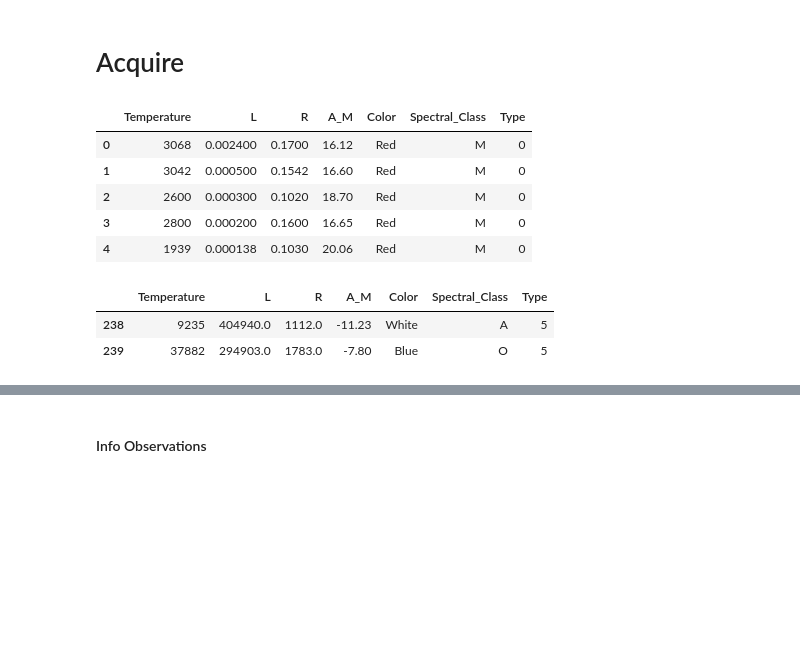
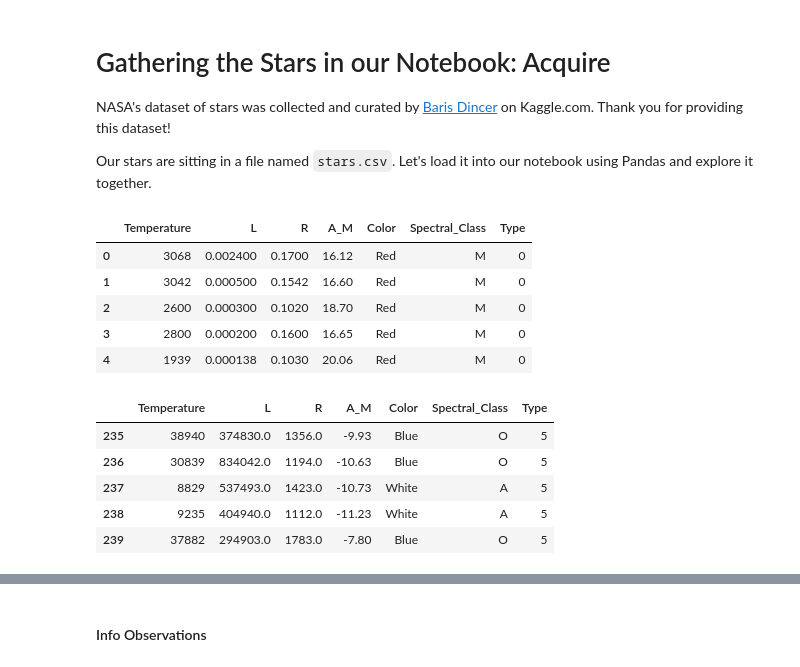
Before and after one commit to Promeos/Stellar_Classification, a Jupyter notebook: MVP.ipynb, the cells around one changed output, grey strips where cells are left out. Saved outputs shown, nothing was run; the diff lists cells and outputs as text; code cells hidden in the pictures; blank space fills up the shorter version.

Commit message:
Update acquire section

```diff
--- a/MVP.ipynb
+++ b/MVP.ipynb
@@ -65,24 +65,31 @@ from sklearn.preprocessing import MinMaxScaler
 from sklearn.tree import DecisionTreeClassifier, plot_tree
 from sklearn.metrics import confusion_matrix, ConfusionMatrixDisplay, plot_confusion_matrix, classification_report
 # %% [markdown]
-# Acquire
+# Gathering the Stars in our Notebook: Acquire
+
+NASA's dataset of stars was collected and curated by [Baris Dincer](https://www.kaggle.com/brsdincer) on Kaggle.com. Thank you for providing this dataset!
+
+Our stars are sitting in a file named `stars.csv`. Let's load it into our notebook using Pandas and explore it together.
 # %%
 # Read in the file named `stars.csv` from the data folder
 df = pd.read_csv('./data/stars.csv')
+
+# Display the first 5 rows
+df.head()
+# %% [output]
+|  | Temperature | L | R | A_M | Color | Spectral_Class | Type |
+| 0 | 3068 | 0.002400 | 0.1700 | 16.12 | Red | M | 0 |
+| 1 | 3042 | 0.000500 | 0.1542 | 16.60 | Red | M | 0 |
+| 2 | 2600 | 0.000300 | 0.1020 | 18.70 | Red | M | 0 |
+| 3 | 2800 | 0.000200 | 0.1600 | 16.65 | Red | M | 0 |
+| 4 | 1939 | 0.000138 | 0.1030 | 20.06 | Red | M | 0 |
-# %%
-# Display the first 5 rows
-df.head()
-# %% [output]
-|  | Temperature | L | R | A_M | Color | Spectral_Class | Type |
-| 0 | 3068 | 0.002400 | 0.1700 | 16.12 | Red | M | 0 |
-| 1 | 3042 | 0.000500 | 0.1542 | 16.60 | Red | M | 0 |
-| 2 | 2600 | 0.000300 | 0.1020 | 18.70 | Red | M | 0 |
-| 3 | 2800 | 0.000200 | 0.1600 | 16.65 | Red | M | 0 |
-| 4 | 1939 | 0.000138 | 0.1030 | 20.06 | Red | M | 0 |
 # %%
 # Display the last 2 rows
-df.tail(2)
+df.tail(5)
 # %% [output]
 |  | Temperature | L | R | A_M | Color | Spectral_Class | Type |
+| 235 | 38940 | 374830.0 | 1356.0 | -9.93 | Blue | O | 5 |
+| 236 | 30839 | 834042.0 | 1194.0 | -10.63 | Blue | O | 5 |
+| 237 | 8829 | 537493.0 | 1423.0 | -10.73 | White | A | 5 |
 | 238 | 9235 | 404940.0 | 1112.0 | -11.23 | White | A | 5 |
 | 239 | 37882 | 294903.0 | 1783.0 | -7.80 | Blue | O | 5 |
```
Also changed, not shown: parts of 5 cells of this notebook, 1 other file.
